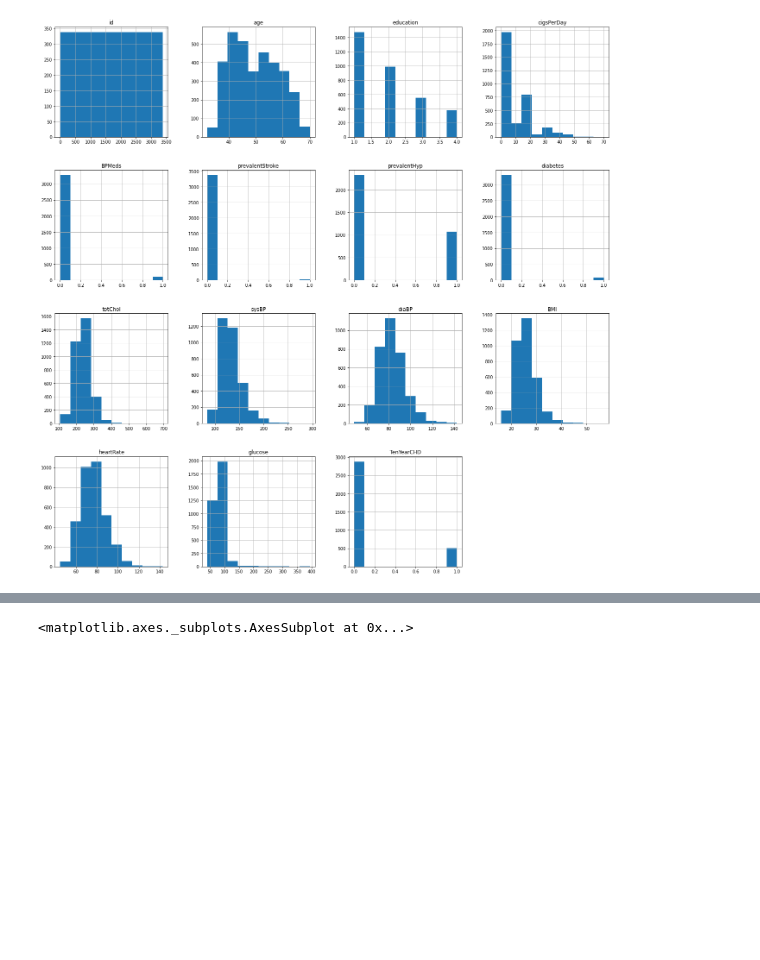
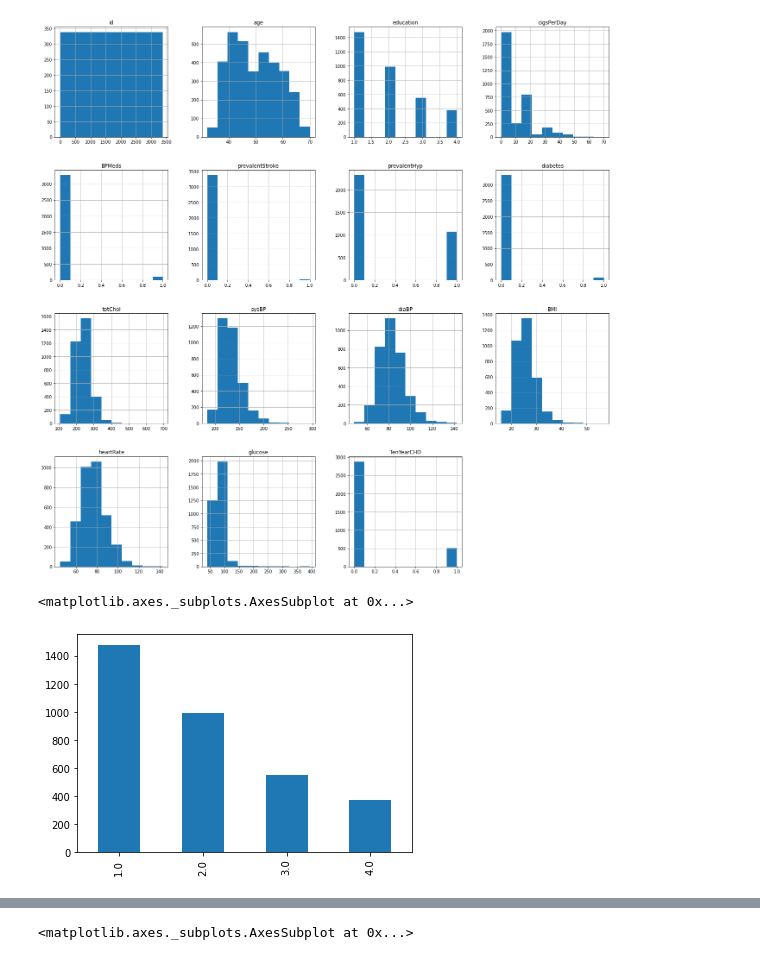
Before and after one commit to amalmon/cardio-vascular-risk-prediction, a Jupyter notebook: cardio_vascular_risk_prediction_individual_notebook_by_AMAL.ipynb, the cells around one changed output, grey strips where cells are left out. Cells and saved outputs as stored; diff of their text form; code cells hidden in the pictures; blank space fills up the shorter version.

```diff
--- a/cardio_vascular_risk_prediction_individual_notebook_by_AMAL.ipynb
+++ b/cardio_vascular_risk_prediction_individual_notebook_by_AMAL.ipynb
@@ -303,3 +328,8 @@ df.hist(figsize=[23,23])
 plt.show()
 # %% [output]
 [figure]
+# %%
+df['education'].value_counts().plot(kind='bar')
+# %% [output]
+<matplotlib.axes._subplots.AxesSubplot at 0x...>
+[figure, added]
```
Also changed, not shown: parts of 59 cells of this notebook.
